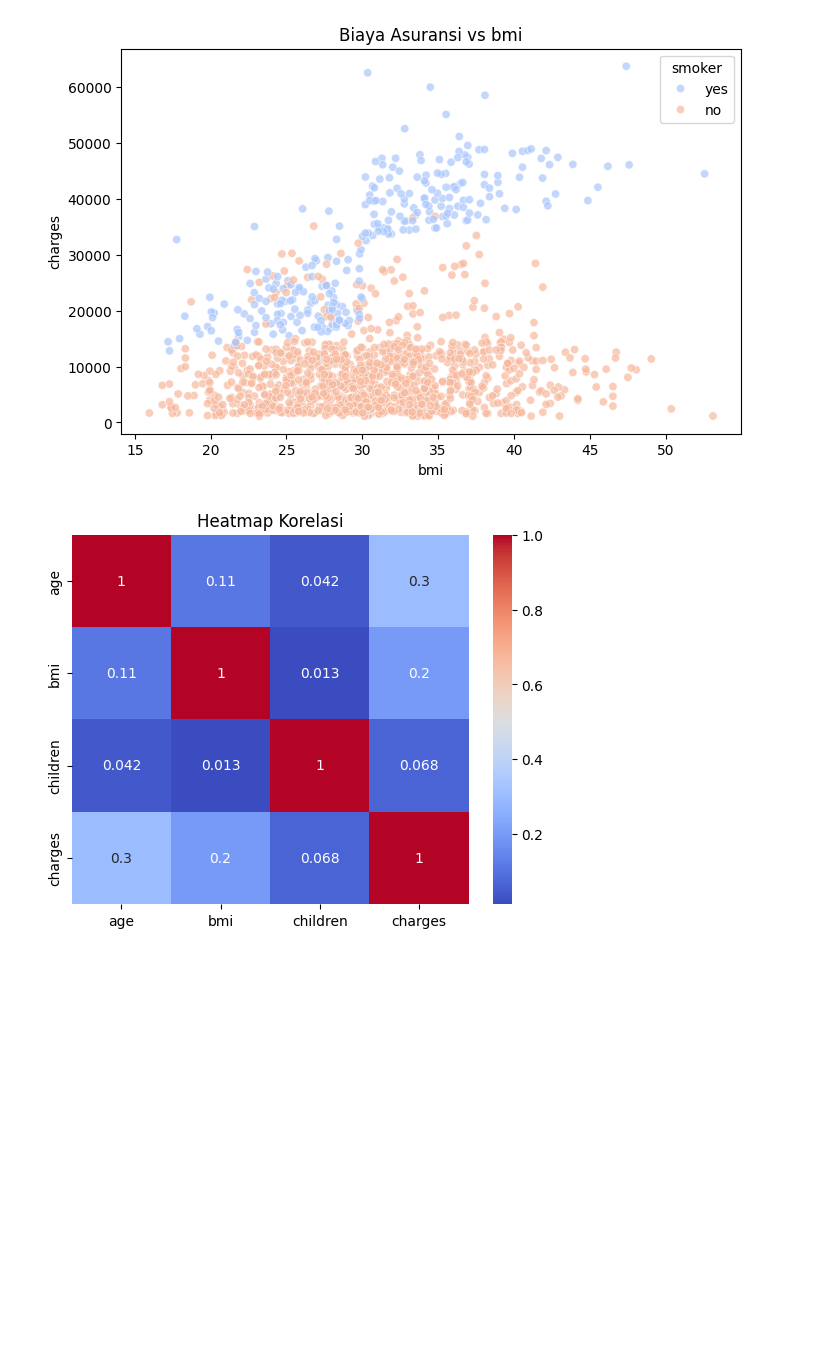
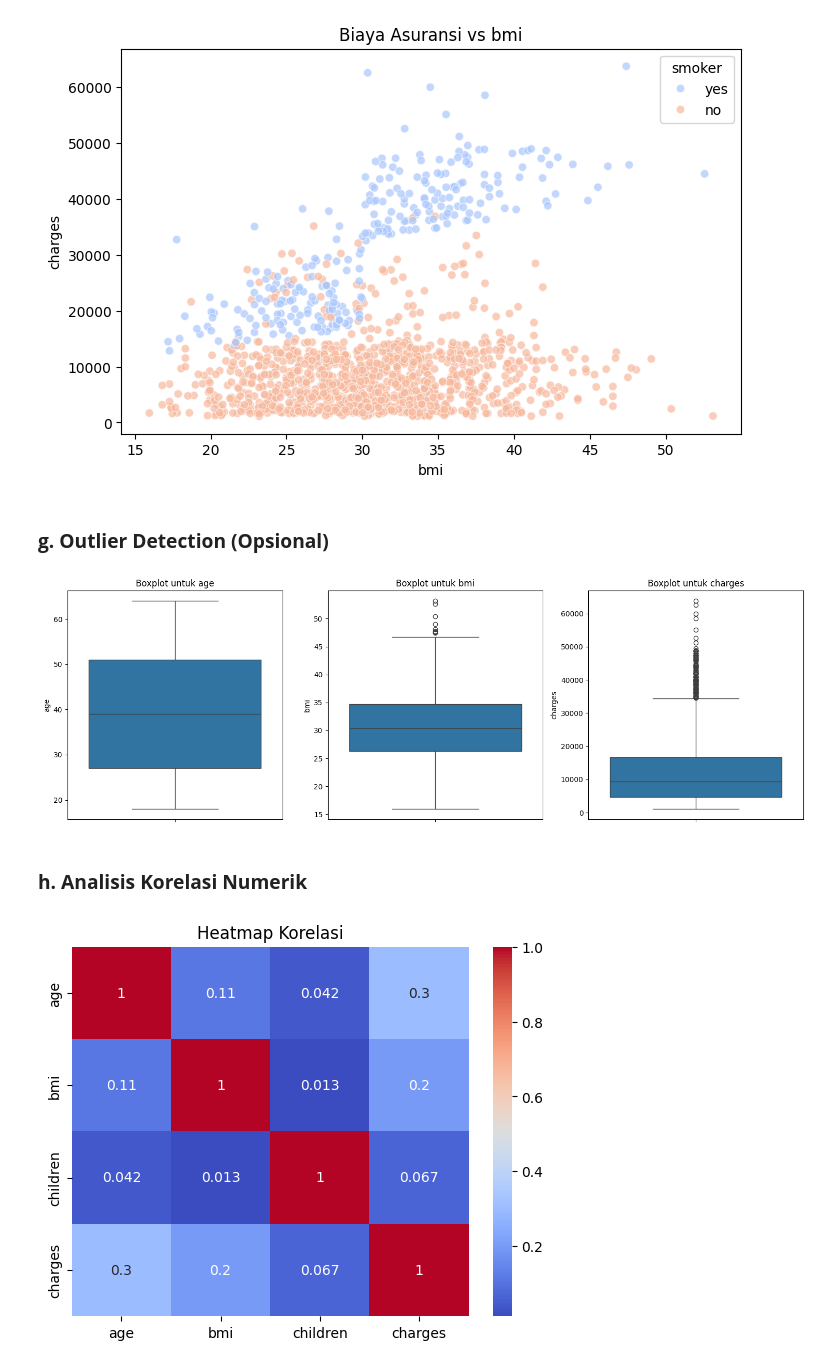
Before and after one commit to notnsas/data-science-application-college-task, a Jupyter notebook: ADS_P8.ipynb, the cells around one changed output. Drawn from its saved outputs; the diff is of its cells as text; code cells hidden in the pictures; blank space fills up the shorter version.

Commit message:
Analisis Korelasi Numerik

```diff
--- a/ADS_P8.ipynb
+++ b/ADS_P8.ipynb
@@ -297,4 +297,19 @@ for col in numerical_cols_for_scatter:
 # %% [output]
 [figure]
 [figure]
+# %% [markdown]
+### **g. Outlier Detection (Opsional)**
+# %%
+numerical_cols = ['age', 'bmi', 'charges']
+plt.figure(figsize=(15, 5))
+for i, col in enumerate(numerical_cols):
+    plt.subplot(1, 3, i+1)
+    sns.boxplot(y=df[col])
+    plt.title(f'Boxplot untuk {col}')
+plt.tight_layout()
+plt.show()
+# %% [output]
+[figure, added]
+# %% [markdown]
+### **h. Analisis Korelasi Numerik**
 # %%
```
Also changed, not shown: parts of 1 cell of this notebook.
